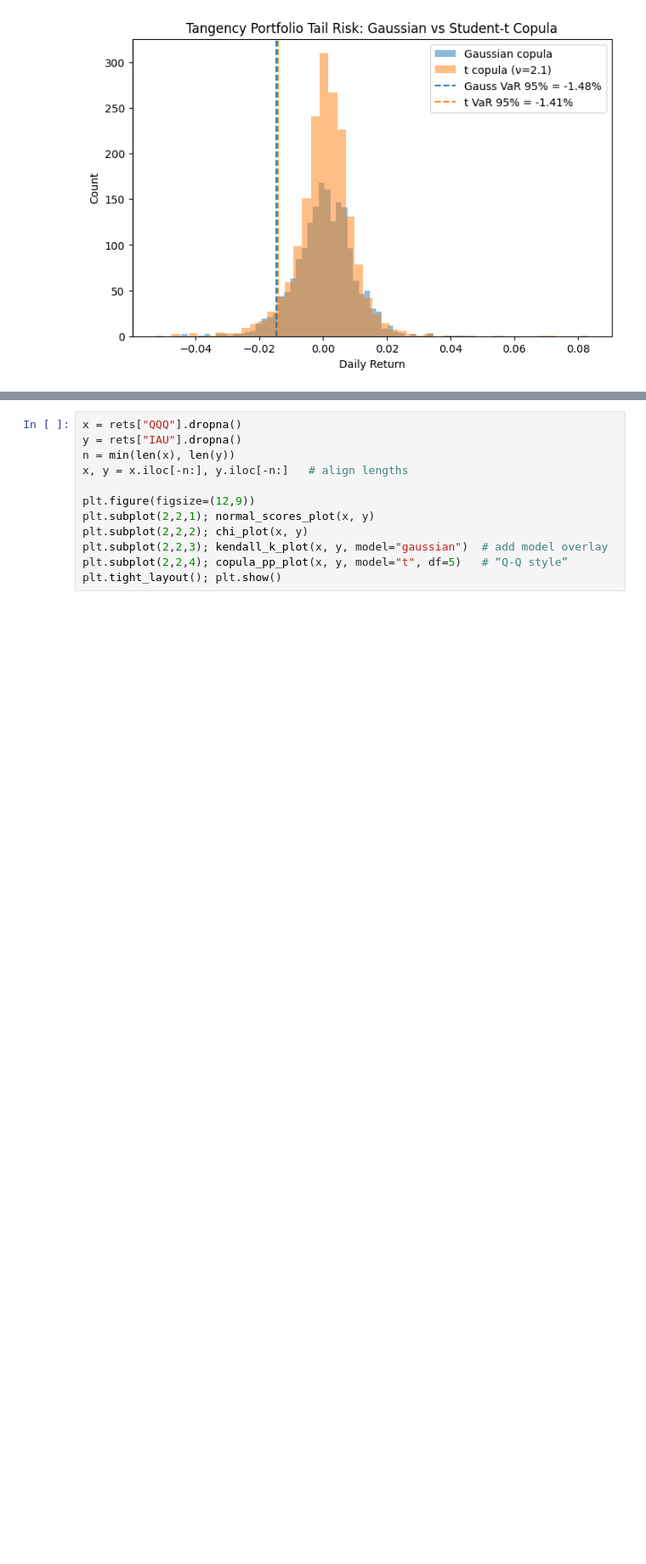
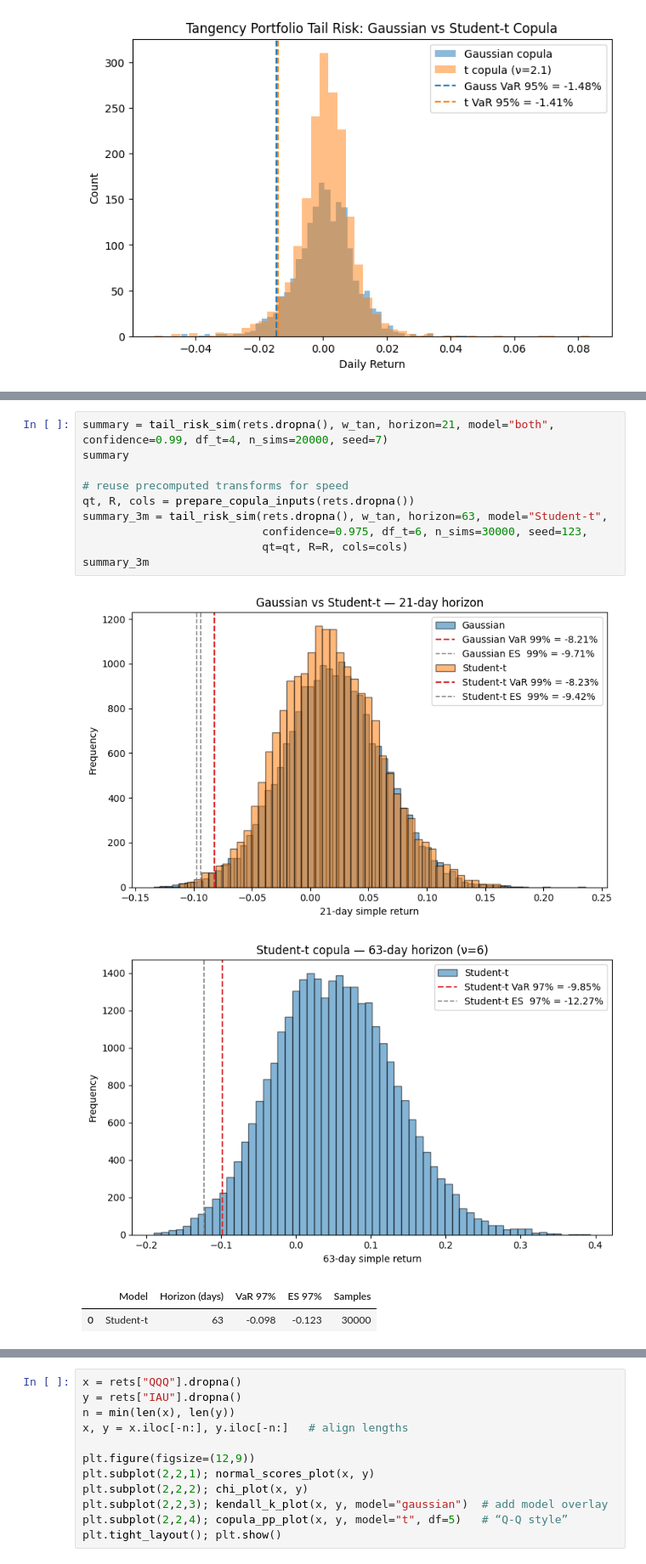
Before and after one commit to lonespear/MA206, a Jupyter notebook: QuantitativeFinance.ipynb, the cells around one changed output, grey strips where cells are left out. Shown at 85% size. Drawn from its saved outputs; the diff is of its cells as text; blank space fills up the shorter version.

```diff
--- a/QuantitativeFinance.ipynb
+++ b/QuantitativeFinance.ipynb
@@ -825 +852,16 @@ interactive(children=(IntSlider(value=5, description='Horizon (days)', max=180,
+# %%
+summary = tail_risk_sim(rets.dropna(), w_tan, horizon=21, model="both", confidence=0.99, df_t=4, n_sims=20000, seed=7)
+summary
+
+# reuse precomputed transforms for speed
+qt, R, cols = prepare_copula_inputs(rets.dropna())
+summary_3m = tail_risk_sim(rets.dropna(), w_tan, horizon=63, model="Student-t",
+                           confidence=0.975, df_t=6, n_sims=30000, seed=123,
+                           qt=qt, R=R, cols=cols)
+summary_3m
+# %% [output]
+[figure, added]
+[figure, added]
+|  | Model | Horizon (days) | VaR 97% | ES 97% | Samples |
+| 0 | Student-t | 63 | -0.098 | -0.123 | 30000 |
 # %%
```
Also changed, not shown: parts of 8 cells of this notebook.
